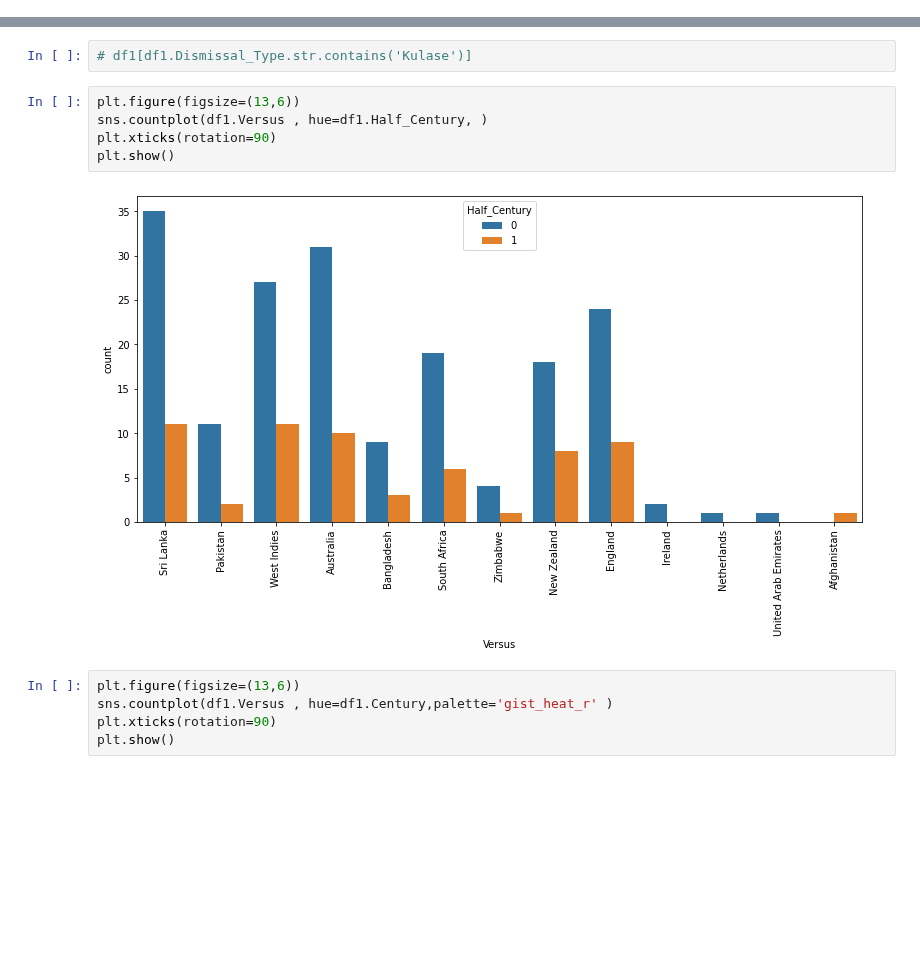
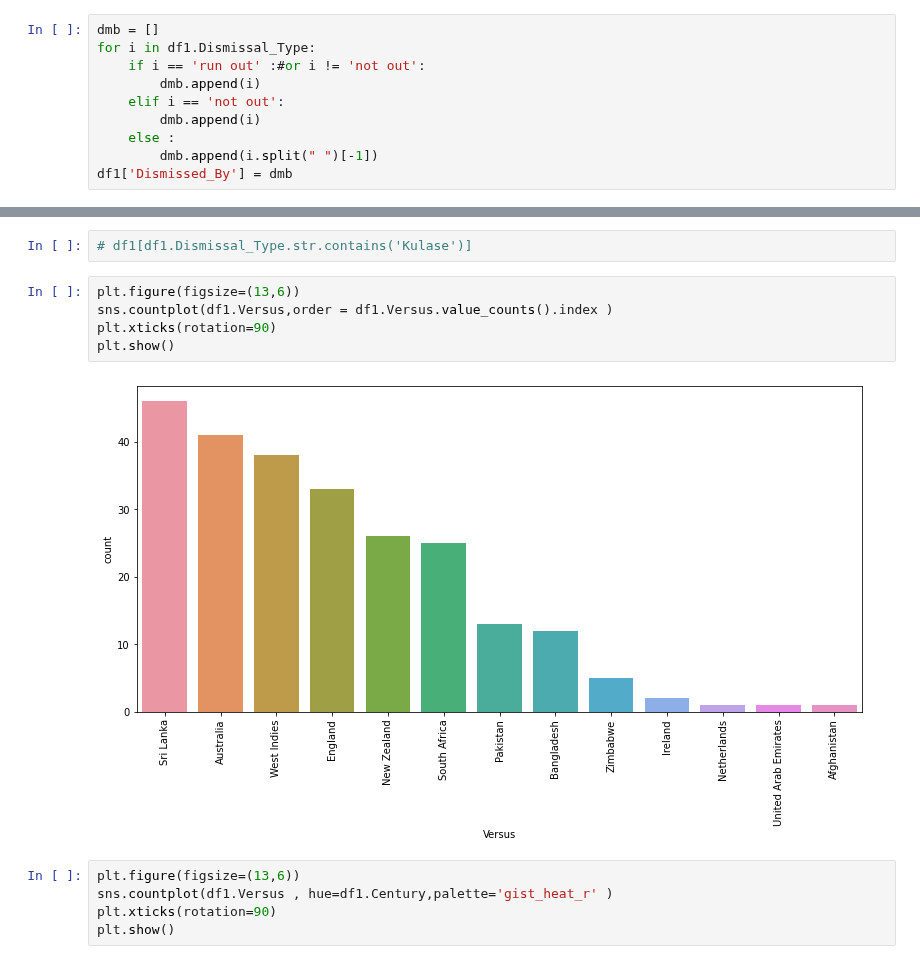
Before and after one commit to SharanDHONI/Virat-Kohli-ODI-Analysis, a Jupyter notebook: ODI Anlaysis.ipynb, the cells around one changed output, grey strips where cells are left out. Cells and saved outputs as stored; diff of their text form; blank space fills up the shorter version.

```diff
--- a/ODI Anlaysis.ipynb
+++ b/ODI Anlaysis.ipynb
@@ -508,0 +506,10 @@ df1.head()
+# %%
+dmb = []
+for i in df1.Dismissal_Type:
+    if i == 'run out' :#or i != 'not out':
+        dmb.append(i)
+    elif i == 'not out':
+        dmb.append(i)
+    else :
+        dmb.append(i.split(" ")[-1])
+df1['Dismissed_By'] = dmb
@@ -510,11 +532,11 @@ df1.head()
 # df1[df1.Dismissal_Type.str.contains('Kulase')]
 # %%
 plt.figure(figsize=(13,6))
-sns.countplot(df1.Versus , hue=df1.Half_Century, )
+sns.countplot(df1.Versus,order = df1.Versus.value_counts().index )
 plt.xticks(rotation=90)
 plt.show()
 # %% [output]
-[figure, old version]
+[figure, new version]
 # %%
 plt.figure(figsize=(13,6))
 sns.countplot(df1.Versus , hue=df1.Century,palette='gist_heat_r' )
```
Also changed, not shown: parts of 5 cells of this notebook.
